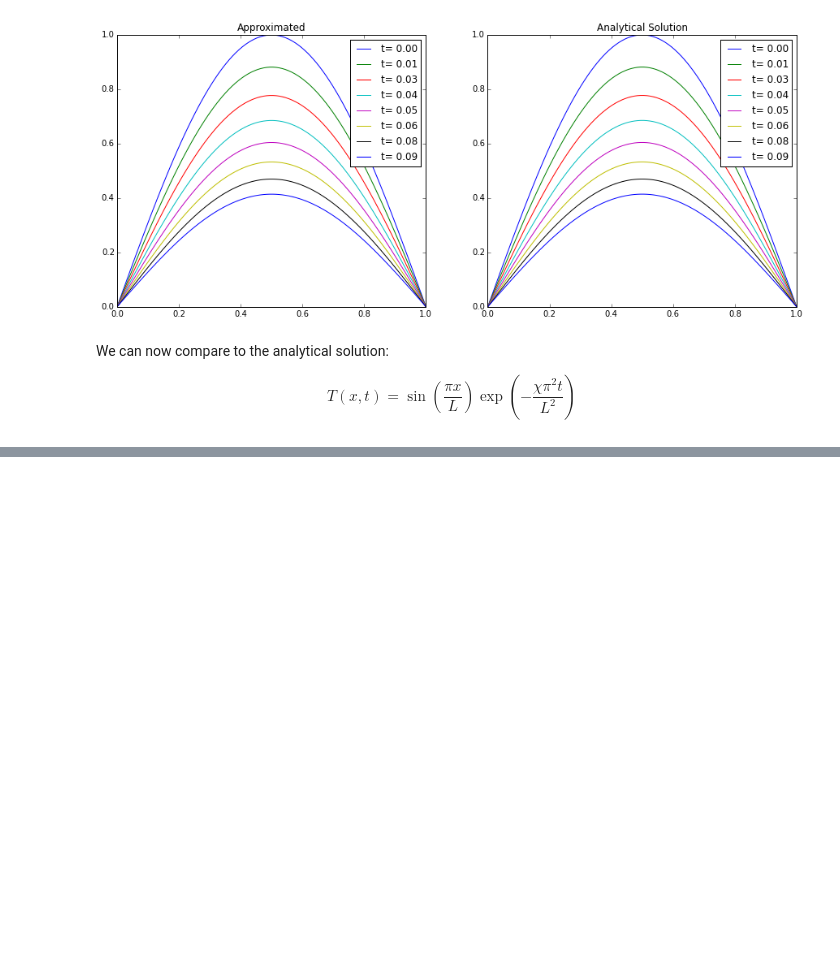
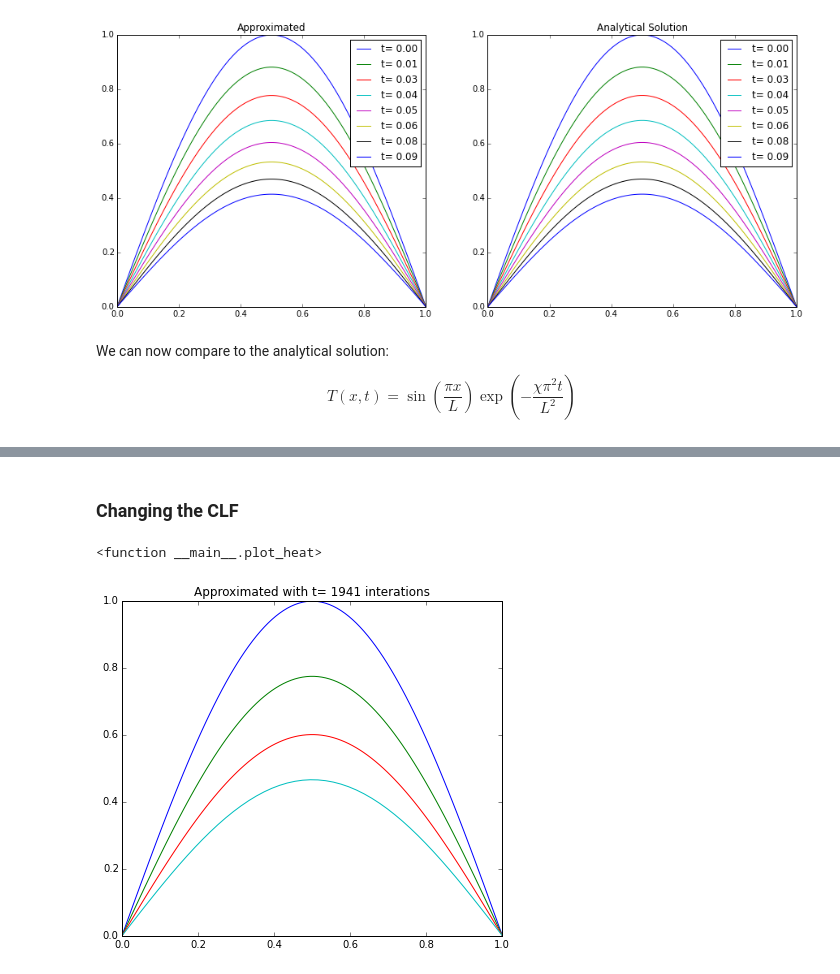
Before and after one commit to manuelmarcano22/ipythonnb, a Jupyter notebook: HeatEquation.ipynb, the cells around one changed output, grey strips where cells are left out. Cells and saved outputs as stored; diff of their text form; code cells hidden in the pictures; blank space fills up the shorter version.

```diff
--- a/HeatEquation.ipynb
+++ b/HeatEquation.ipynb
@@ -165,0 +159,33 @@ plt.show()
+# %% [markdown]
+### Changing the CLF
+# %%
+from IPython.html.widgets import interact
+
+def plot_heat(cfl2):
+    L    = 1. # x= [0, L]
+    N    = 100 #Gridpoints
+    chi  = 1 #Radiative diffusion
+    tend = 0.1 #Final time step
+
+    dx = L/(N-1.)
+    dt = cfl2*(dx)**2
+    nt = int(tend/dt)+1
+    t=0. ; u=np.copy(T0)
+    plt.figure(figsize=(15, 6))
+    for i in range(0,nt):
+        uold = u
+        #u= cfl*np.roll(uold,-1)+(1-2*cfl)*uold+ cfl*np.roll(uold,1)
+        u[1:N-1] = cfl2*uold[0:N-2] + (1-2*cfl2)*uold[1:N-1] + cfl2*uold[2:N]
+        uexacte= np.sin((np.pi*x)/L)*np.exp(-(chi*np.pi**2*t)/(L**2))
+        t=t+dt
+        if (i % 500 == 0):  #Plot every 500 interations
+            st="t=%5d"%nt
+
+            plt.subplot(1, 2, 1)
+            plt.plot(x,u,label=st)
+            plt.title('Approximated with '+st+' iterations')
+# %%
+interact(plot_heat, cfl2 =(0.49,0.52, 0.001))
+# %% [output]
+<function __main__.plot_heat>
+[figure, added]
```
Also changed, not shown: parts of 31 cells of this notebook.
